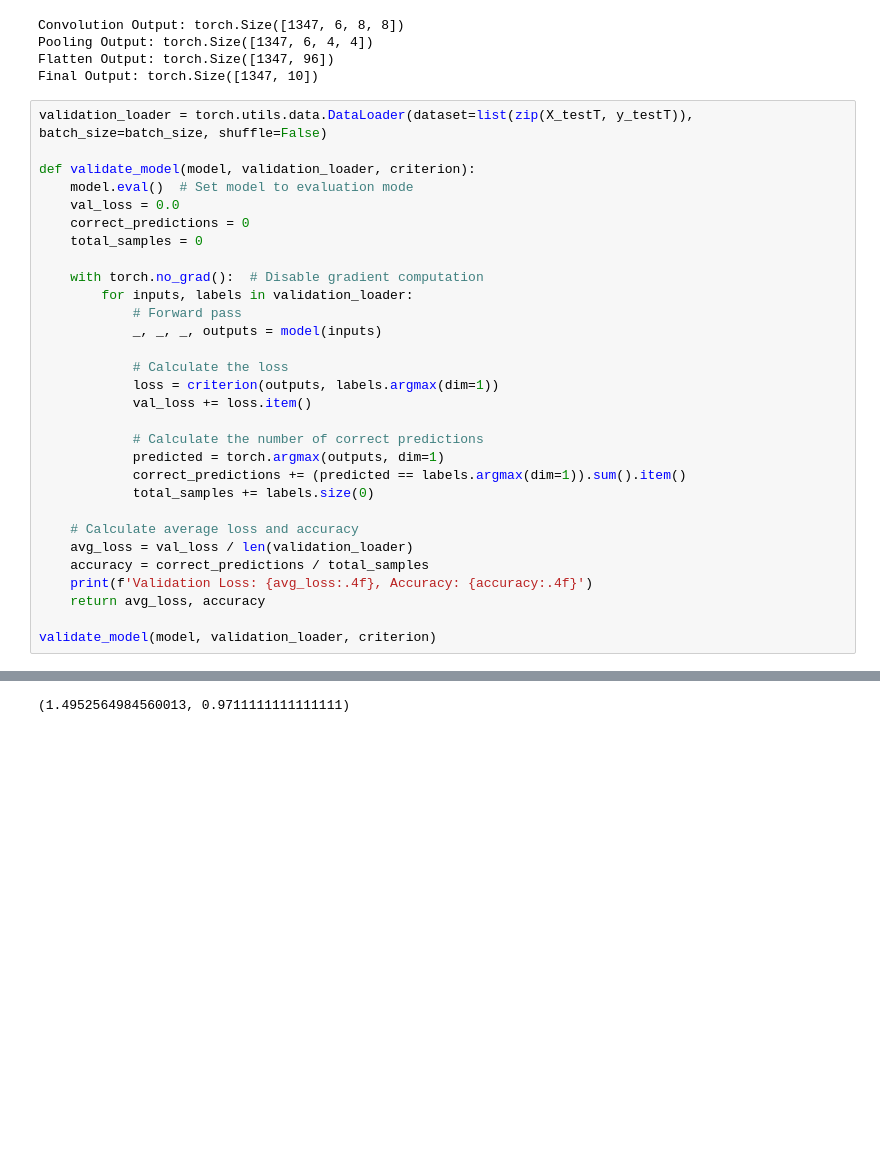
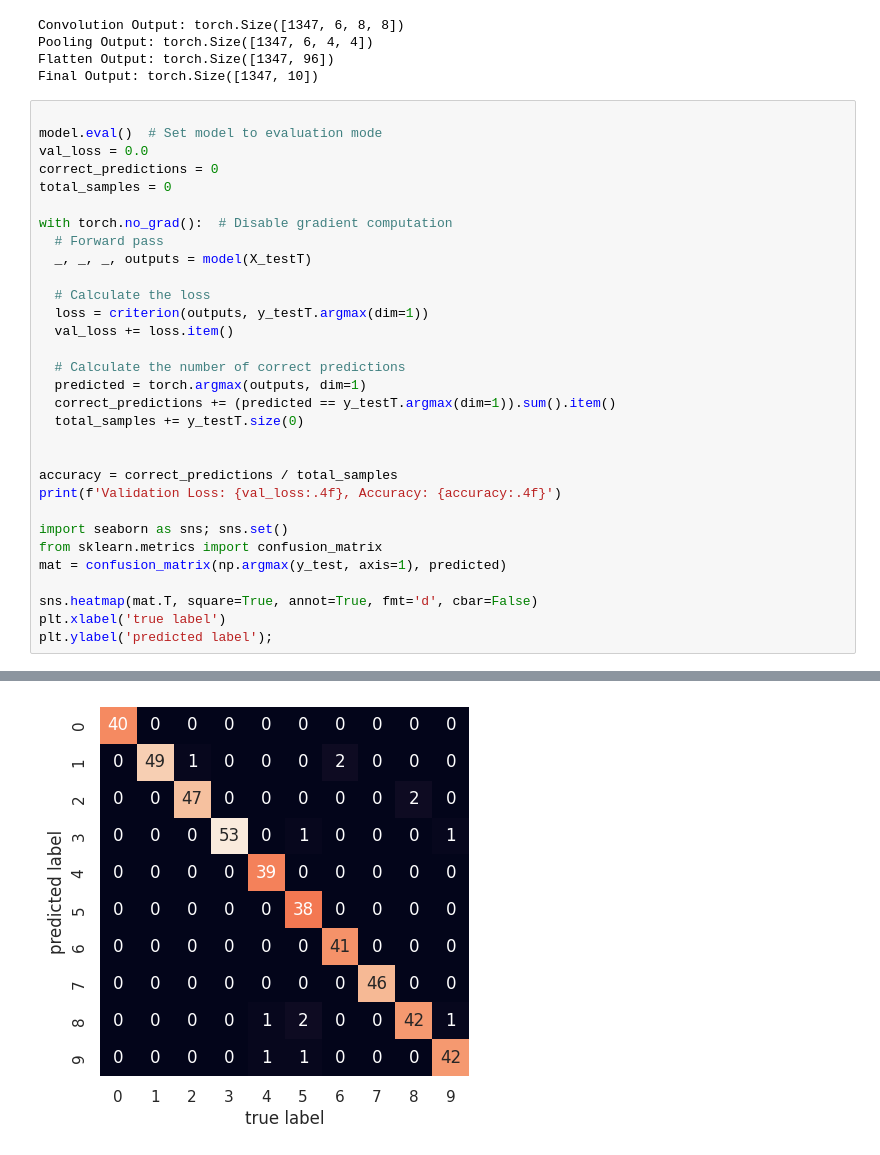
Before and after one commit to fbeilstein/presentations, a Jupyter notebook: presentation_for_October_31_2024.ipynb, the cells around one changed output, grey strips where cells are left out. Drawn from its saved outputs; the diff is of its cells as text; blank space fills up the shorter version.

```diff
--- a/presentation_for_October_31_2024.ipynb
+++ b/presentation_for_October_31_2024.ipynb
@@ -607,33 +609,34 @@ Pooling Output: torch.Size([1347, 6, 4, 4])
 Flatten Output: torch.Size([1347, 96])
 Final Output: torch.Size([1347, 10])
 # %%
-validation_loader = torch.utils.data.DataLoader(dataset=list(zip(X_testT, y_testT)), batch_size=batch_size, shuffle=False)
 
-def validate_model(model, validation_loader, criterion):
-    model.eval()  # Set model to evaluation mode
-    val_loss = 0.0
-    correct_predictions = 0
-    total_samples = 0
+model.eval()  # Set model to evaluation mode
+val_loss = 0.0
+correct_predictions = 0
+total_samples = 0
 
-    with torch.no_grad():  # Disable gradient computation
-        for inputs, labels in validation_loader:
-            # Forward pass
-            _, _, _, outputs = model(inputs)
+with torch.no_grad():  # Disable gradient computation
+  # Forward pass
+  _, _, _, outputs = model(X_testT)
 
-            # Calculate the loss
-            loss = criterion(outputs, labels.argmax(dim=1))
-            val_loss += loss.item()
+  # Calculate the loss
+  loss = criterion(outputs, y_testT.argmax(dim=1))
+  val_loss += loss.item()
 
-            # Calculate the number of correct predictions
-            predicted = torch.argmax(outputs, dim=1)
-            correct_predictions += (predicted == labels.argmax(dim=1)).sum().item()
-            total_samples += labels.size(0)
+  # Calculate the number of correct predictions
+  predicted = torch.argmax(outputs, dim=1)
+  correct_predictions += (predicted == y_testT.argmax(dim=1)).sum().item()
+  total_samples += y_testT.size(0)
 
-    # Calculate average loss and accuracy
-    avg_loss = val_loss / len(validation_loader)
-    accuracy = correct_predictions / total_samples
-    print(f'Validation Loss: {avg_loss:.4f}, Accuracy: {accuracy:.4f}')
-    return avg_loss, accuracy
 
-validate_model(model, validation_loader, criterion)
+accuracy = correct_predictions / total_samples
+print(f'Validation Loss: {val_loss:.4f}, Accuracy: {accuracy:.4f}')
+
+import seaborn as sns; sns.set()
+from sklearn.metrics import confusion_matrix
+mat = confusion_matrix(np.argmax(y_test, axis=1), predicted)
+
+sns.heatmap(mat.T, square=True, annot=True, fmt='d', cbar=False)
+plt.xlabel('true label')
+plt.ylabel('predicted label');
 # %% [output]
@@ -641,4 +644,4 @@ Validation Loss: 1.4953, Accuracy: 0.9711
-(1.4952564984560013, 0.9711111111111111)
+[figure, added]
 # %%
 idx = 0
 conv_outs, pool_outs, flat_outs, outputs = model(X_trainT)
```
Also changed, not shown: parts of 6 cells of this notebook.
